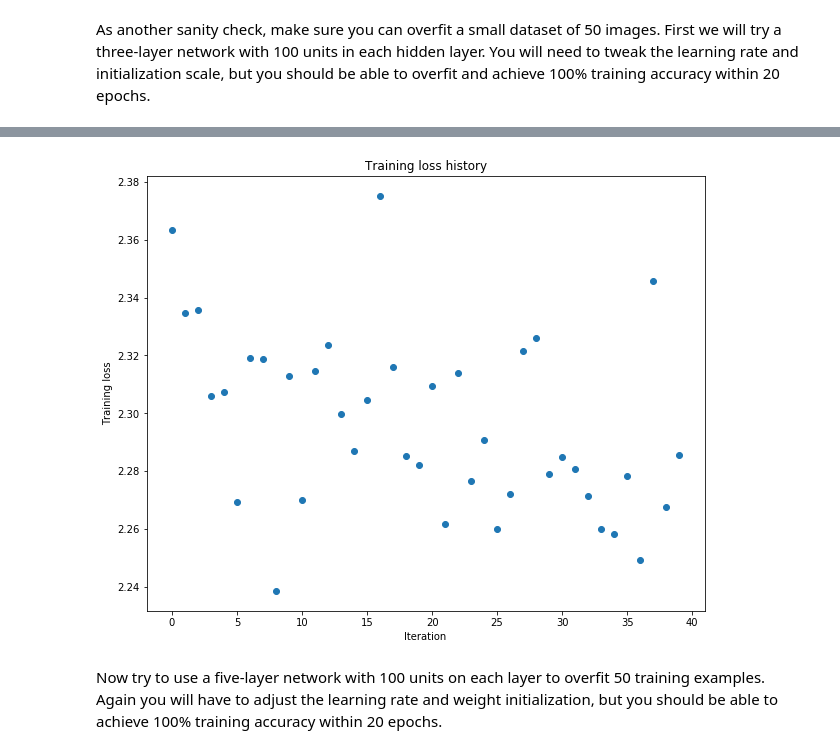
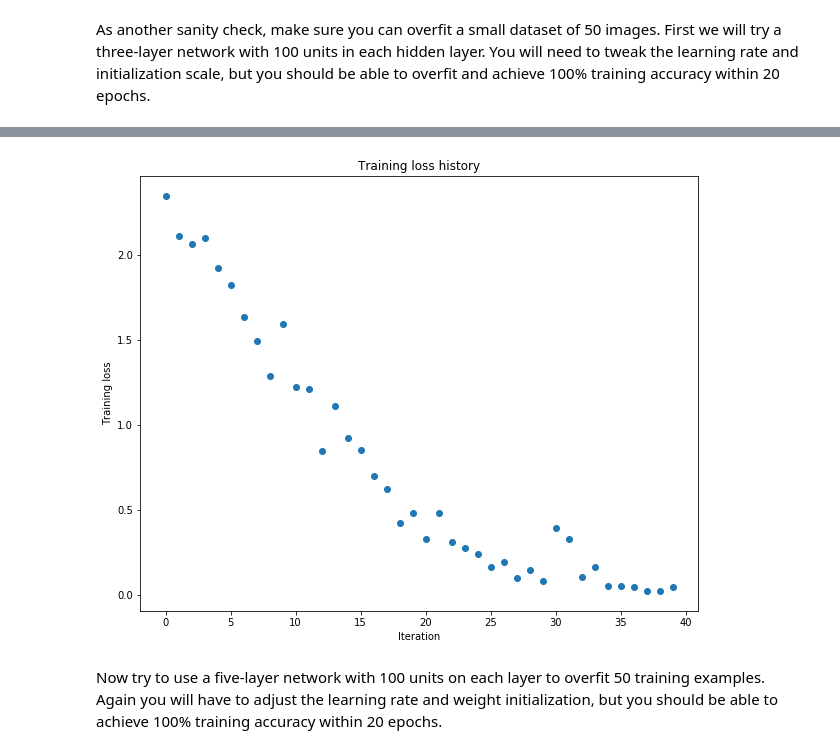
Before and after one commit to vsuthichai/cs231n, a Jupyter notebook: assignment2/FullyConnectedNets.ipynb, the cells around one changed output, grey strips where cells are left out. Cells and saved outputs as stored; diff of their text form; code cells hidden in the pictures.

```diff
--- a/assignment2/FullyConnectedNets.ipynb
+++ b/assignment2/FullyConnectedNets.ipynb
@@ -439,7 +439,7 @@ small_data = {
 }
 
 weight_scale = 1e-2
-learning_rate = 1e-4
+learning_rate = 1e-2
 model = FullyConnectedNet([100, 100],
               weight_scale=weight_scale, dtype=np.float64)
 solver = Solver(model, small_data,
@@ -477,4 +477,4 @@ plt.show()
-[figure, old version]
+[figure, new version]
 # %% [markdown]
 Now try to use a five-layer network with 100 units on each layer to overfit 50 training examples. Again you will have to adjust the learning rate and weight initialization, but you should be able to achieve 100% training accuracy within 20 epochs.
 # %%
```
Also changed, not shown: parts of 2 cells of this notebook, 1 other file.
